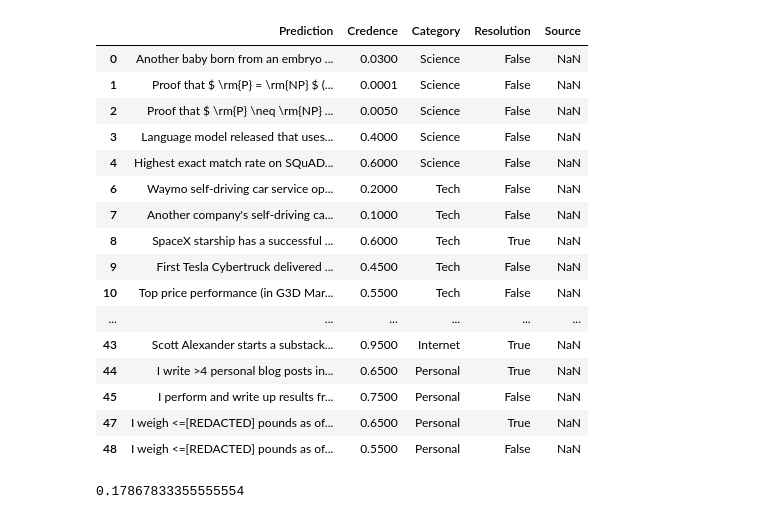
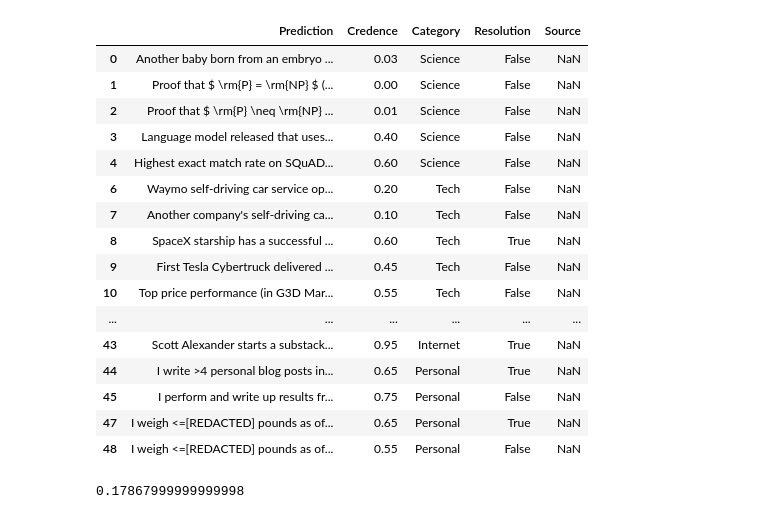
Before and after one commit to an1lam/predictions, a Jupyter notebook: notebooks/2021 Predictions Scoring.ipynb, the cells around one changed output. Saved outputs shown, nothing was run; the diff lists cells and outputs as text; code cells hidden in the pictures.

```diff
--- a/notebooks/2021 Predictions Scoring.ipynb
+++ b/notebooks/2021 Predictions Scoring.ipynb
@@ -14,28 +14,28 @@ import seaborn as sns
 # %%
 scored_predictions = pd.read_csv("../data/2021_annual.csv")
 
-def parse_credence(c): return float(c[:-1]) / 100 if len(c) > 0 else np.nan
+def parse_credence(c): return round(float(c[:-1]) / 100, 2) if len(c) > 0 else np.nan
 
 scored_predictions["Credence"] = scored_predictions["Credence"].map(parse_credence)
 resolved_scored_predictions = scored_predictions[~scored_predictions["Resolution"].isna()]
 resolved_scored_predictions
 # %% [output]
 |  | Prediction | Credence | Category | Resolution | Source |
-| 0 | Another baby born from an embryo ... | 0.0300 | Science | False | NaN |
-| 1 | Proof that $ \rm{P} = \rm{NP} $ (... | 0.0001 | Science | False | NaN |
-| 2 | Proof that $ \rm{P} \neq \rm{NP} ... | 0.0050 | Science | False | NaN |
-| 3 | Language model released that uses... | 0.4000 | Science | False | NaN |
-| 4 | Highest exact match rate on SQuAD... | 0.6000 | Science | False | NaN |
-| 6 | Waymo self-driving car service op... | 0.2000 | Tech | False | NaN |
-| 7 | Another company's self-driving ca... | 0.1000 | Tech | False | NaN |
-| 8 | SpaceX starship has a successful ... | 0.6000 | Tech | True | NaN |
-| 9 | First Tesla Cybertruck delivered ... | 0.4500 | Tech | False | NaN |
-| 10 | Top price performance (in G3D Mar... | 0.5500 | Tech | False | NaN |
+| 0 | Another baby born from an embryo ... | 0.03 | Science | False | NaN |
+| 1 | Proof that $ \rm{P} = \rm{NP} $ (... | 0.00 | Science | False | NaN |
+| 2 | Proof that $ \rm{P} \neq \rm{NP} ... | 0.01 | Science | False | NaN |
+| 3 | Language model released that uses... | 0.40 | Science | False | NaN |
+| 4 | Highest exact match rate on SQuAD... | 0.60 | Science | False | NaN |
+| 6 | Waymo self-driving car service op... | 0.20 | Tech | False | NaN |
+| 7 | Another company's self-driving ca... | 0.10 | Tech | False | NaN |
+| 8 | SpaceX starship has a successful ... | 0.60 | Tech | True | NaN |
+| 9 | First Tesla Cybertruck delivered ... | 0.45 | Tech | False | NaN |
+| 10 | Top price performance (in G3D Mar... | 0.55 | Tech | False | NaN |
 | ... | ... | ... | ... | ... | ... |
-| 43 | Scott Alexander starts a substack... | 0.9500 | Internet | True | NaN |
-| 44 | I write >4 personal blog posts in... | 0.6500 | Personal | True | NaN |
-| 45 | I perform and write up results fr... | 0.7500 | Personal | False | NaN |
-| 47 | I weigh <=[REDACTED] pounds as of... | 0.6500 | Personal | True | NaN |
-| 48 | I weigh <=[REDACTED] pounds as of... | 0.5500 | Personal | False | NaN |
+| 43 | Scott Alexander starts a substack... | 0.95 | Internet | True | NaN |
+| 44 | I write >4 personal blog posts in... | 0.65 | Personal | True | NaN |
+| 45 | I perform and write up results fr... | 0.75 | Personal | False | NaN |
+| 47 | I weigh <=[REDACTED] pounds as of... | 0.65 | Personal | True | NaN |
+| 48 | I weigh <=[REDACTED] pounds as of... | 0.55 | Personal | False | NaN |
 # %%
 def get_log_score(credences, resolutions):
@@ -50,7 +55,7 @@ credences = resolved_scored_predictions["Credence"].values
 # %%
 get_brier_score(credences, resolutions)
 # %% [output]
-0.17867833355555554
+0.17867999999999998
 # %%
 get_log_score(credences, resolutions)
 # %% [output]
```
Also changed, not shown: parts of 12 cells of this notebook, 1 other file.
